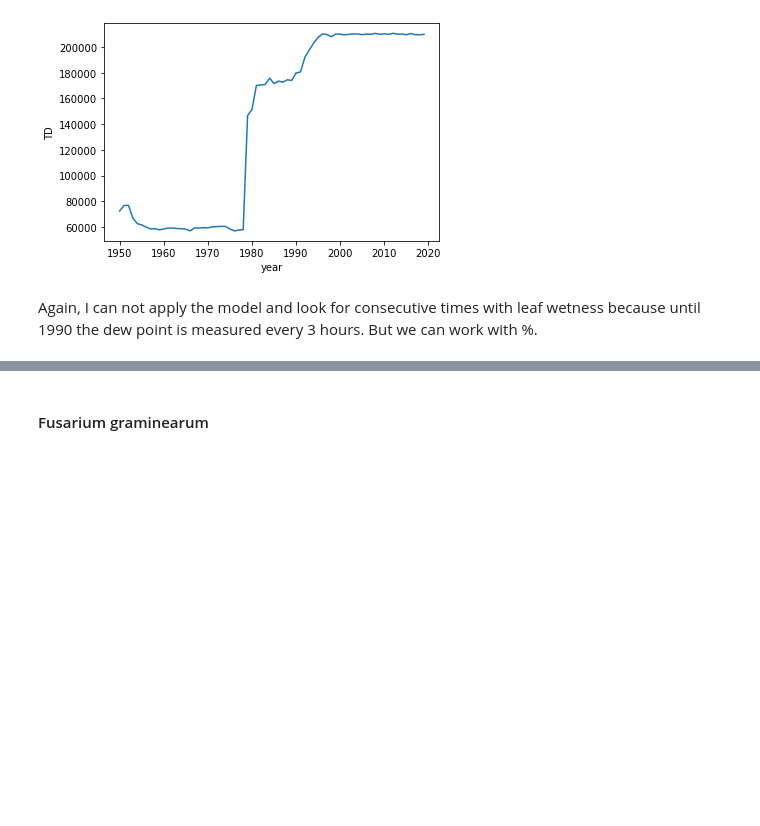
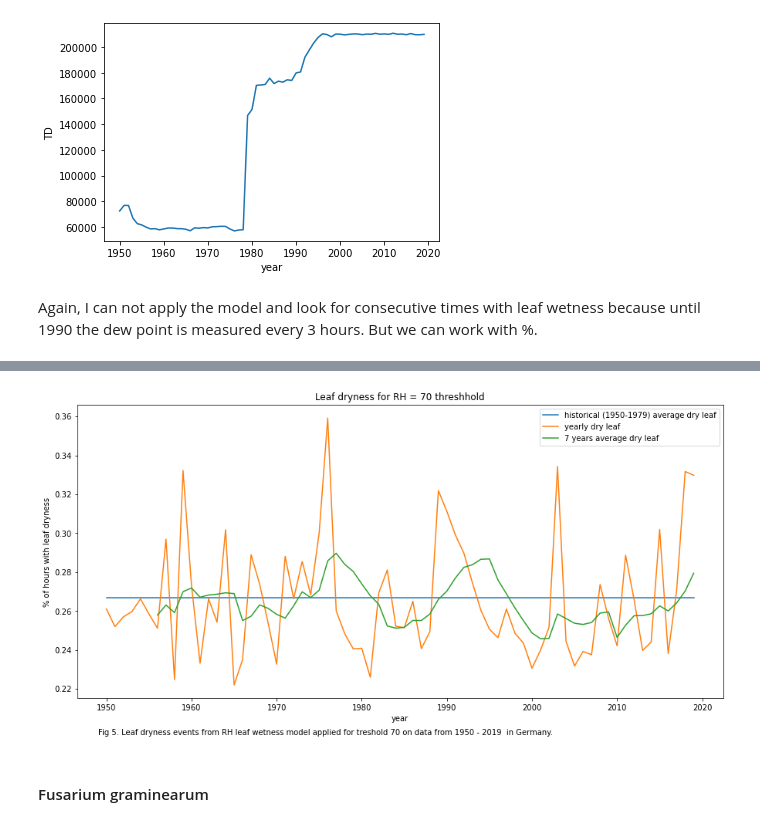
Before and after one commit to serbanradulescu/master_thesis, a Jupyter notebook: project.ipynb, the cells around one changed output, grey strips where cells are left out. Cells and saved outputs as stored; diff of their text form; code cells hidden in the pictures; blank space fills up the shorter version.

```diff
--- a/project.ipynb
+++ b/project.ipynb
@@ -236,3 +229,9 @@ plot_lw_dpd(df_dpd)
+# %%
+df_dryness = df_moisture.copy()
+# %%
+plot_dryness(df_dryness,start_dd_mm=wheat_sawing_date, end_dd_mm=wheat_harvest_date, treshhold = 70)
+# %% [output]
+[figure, added]
 # %% [markdown]
 #### Fusarium graminearum
 # %%
```
Also changed, not shown: parts of 9 cells of this notebook, 1 other file.
